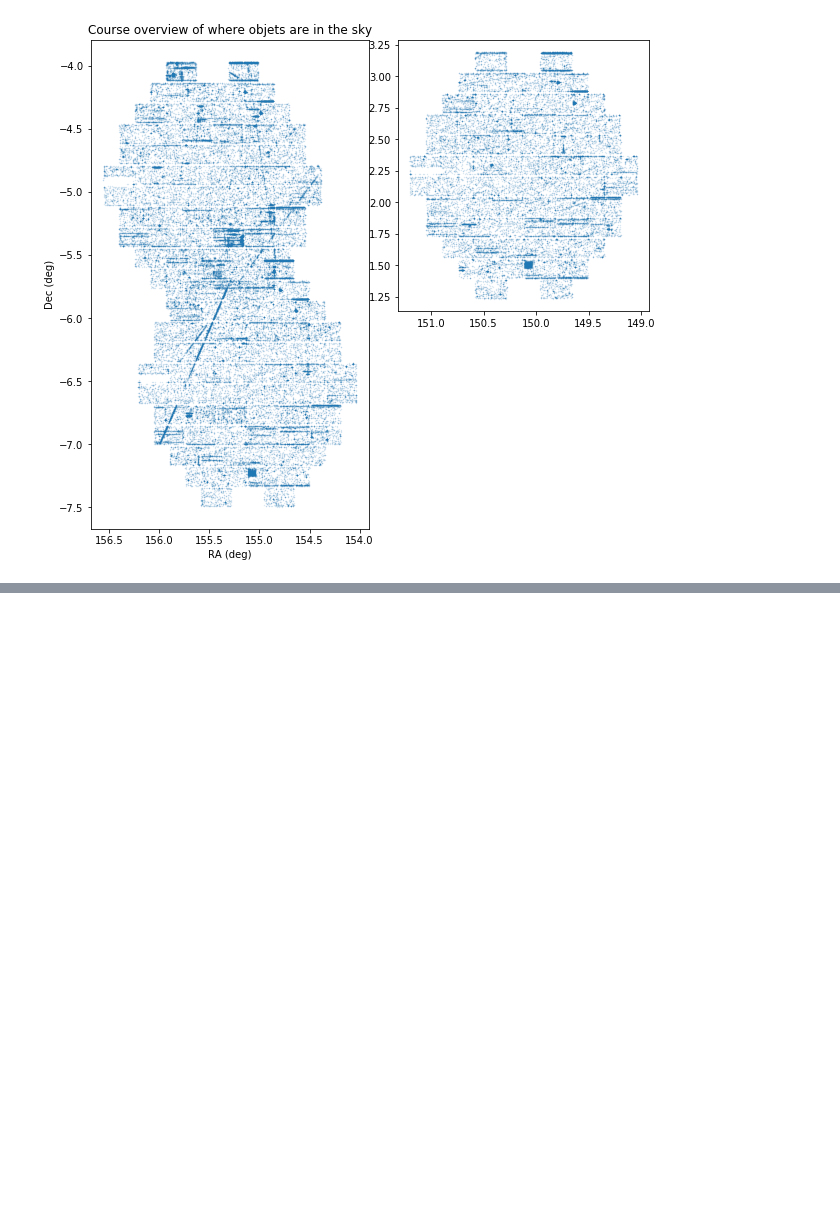
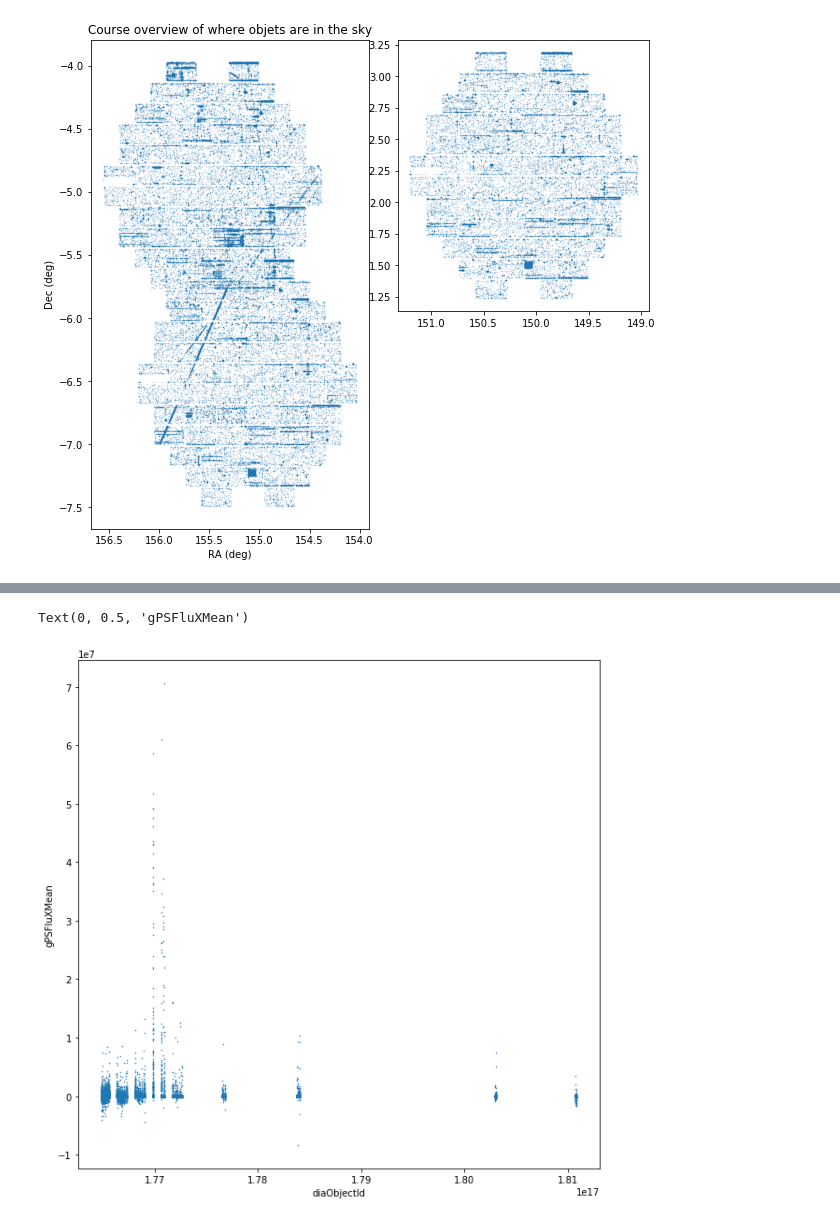
Before and after one commit to mrawls/lsst-hits-bump, a Jupyter notebook: courth18/Nov4-PreMAP.ipynb, the cells around one changed output, grey strips where cells are left out. Cells and saved outputs as stored; diff of their text form; code cells hidden in the pictures; blank space fills up the shorter version.

```diff
--- a/courth18/Nov4-PreMAP.ipynb
+++ b/courth18/Nov4-PreMAP.ipynb
@@ -75,0 +108,11 @@ Text(0.5, 1.0, 'Course overview of where objets are in the sky')
+# %%
+#Here we will visually show where the data captured by the ccd lies in terms of degrees.
+fig = plt.figure(figsize=(10,10))
+#RA vs DECL gives the visual layout of the visit...within that shapes appearing include objects.
+plt.scatter(objTable['diaObjectId'], objTable['gPSFluxMean'], s=1, marker='.')
+#labeling axes
+plt.xlabel('diaObjectId')
+plt.ylabel('gPSFluXMean')
+# %% [output]
+Text(0, 0.5, 'gPSFluXMean')
+[figure, added]
```
Also changed, not shown: parts of 7 cells of this notebook.
